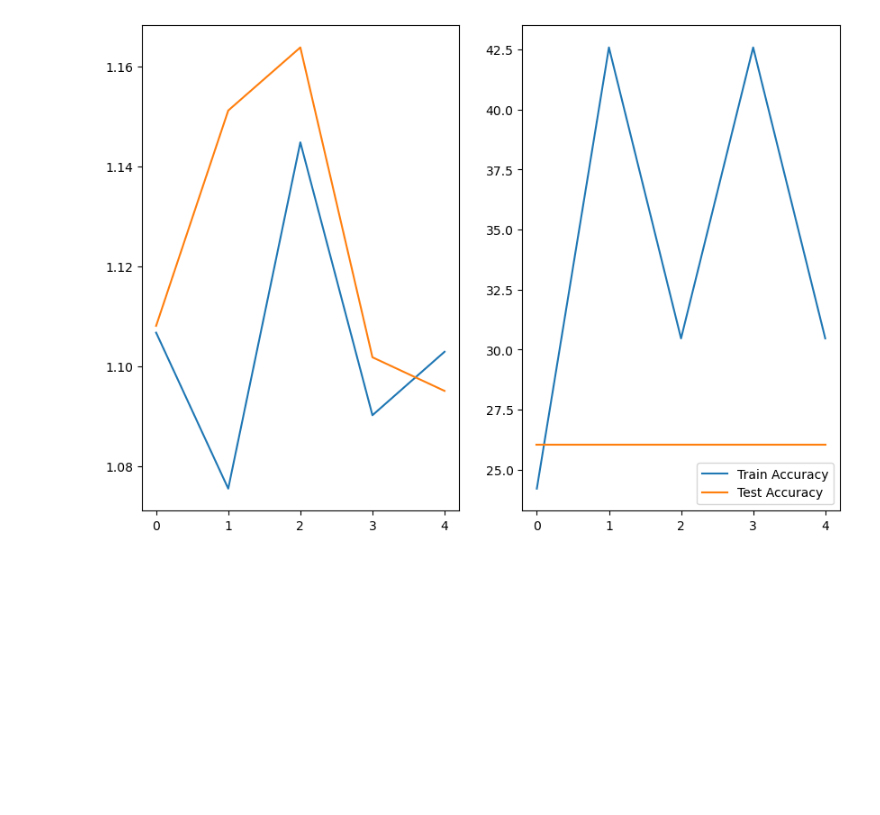
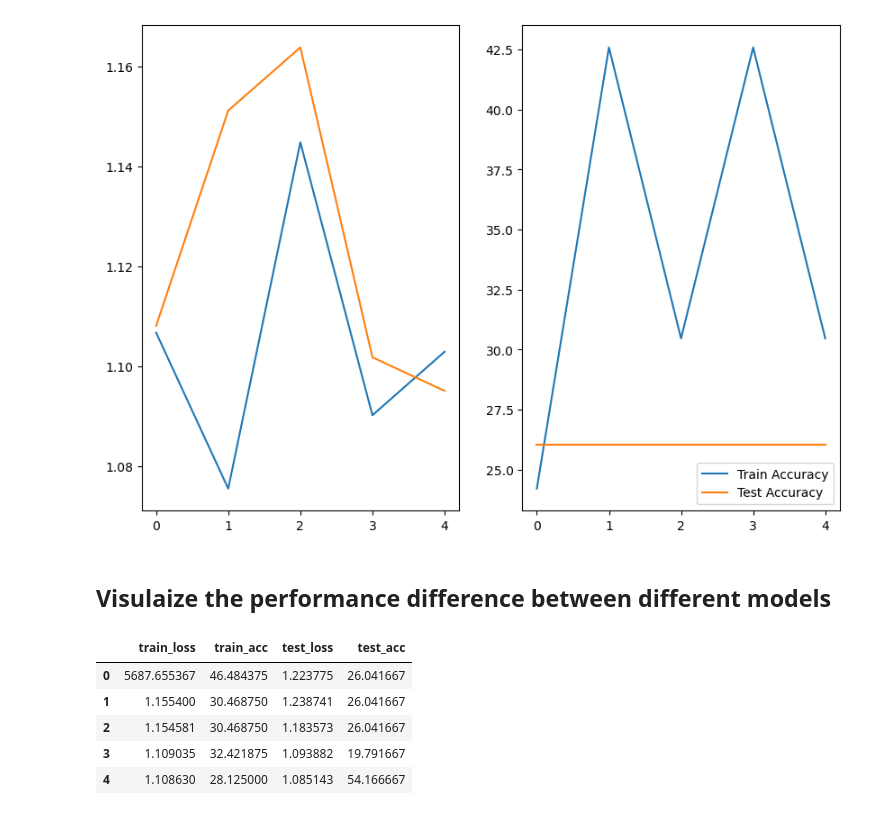
Before and after one commit to Tinonturja/PyTorch-Basics-with-Computer-Vision, a Jupyter notebook: Build A TinyVGG Model from a CustomDataset.ipynb, the cells around one changed output. Cells and saved outputs as stored; diff of their text form; code cells hidden in the pictures; blank space fills up the shorter version.

Commit message:
comparing model

```diff
--- a/Build A TinyVGG Model from a CustomDataset.ipynb
+++ b/Build A TinyVGG Model from a CustomDataset.ipynb
@@ -439,3 +439,18 @@ Epoch: 4 | Train Loss: 1.1028 | Train acc: 30.4688 | Test Loss: 1.0950 | Test ac
 plot_loss_curves(model_1_train)
 # %% [output]
 [figure]
+# %% [markdown]
+## Visulaize the performance difference between different models
+# %%
+import pandas as pd
+
+model_0 = pd.DataFrame(model_0_training)
+# %%
+model_0
+# %% [output]
+|  | train_loss | train_acc | test_loss | test_acc |
+| 0 | 5687.655367 | 46.484375 | 1.223775 | 26.041667 |
+| 1 | 1.155400 | 30.468750 | 1.238741 | 26.041667 |
+| 2 | 1.154581 | 30.468750 | 1.183573 | 26.041667 |
+| 3 | 1.109035 | 32.421875 | 1.093882 | 19.791667 |
+| 4 | 1.108630 | 28.125000 | 1.085143 | 54.166667 |
```
